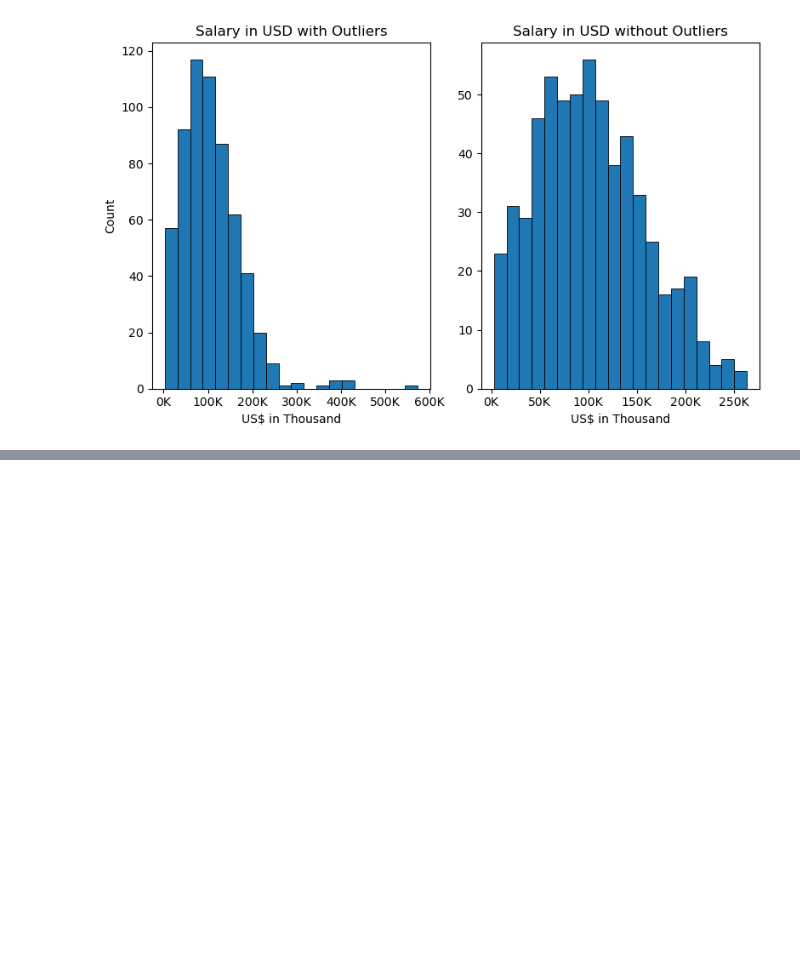
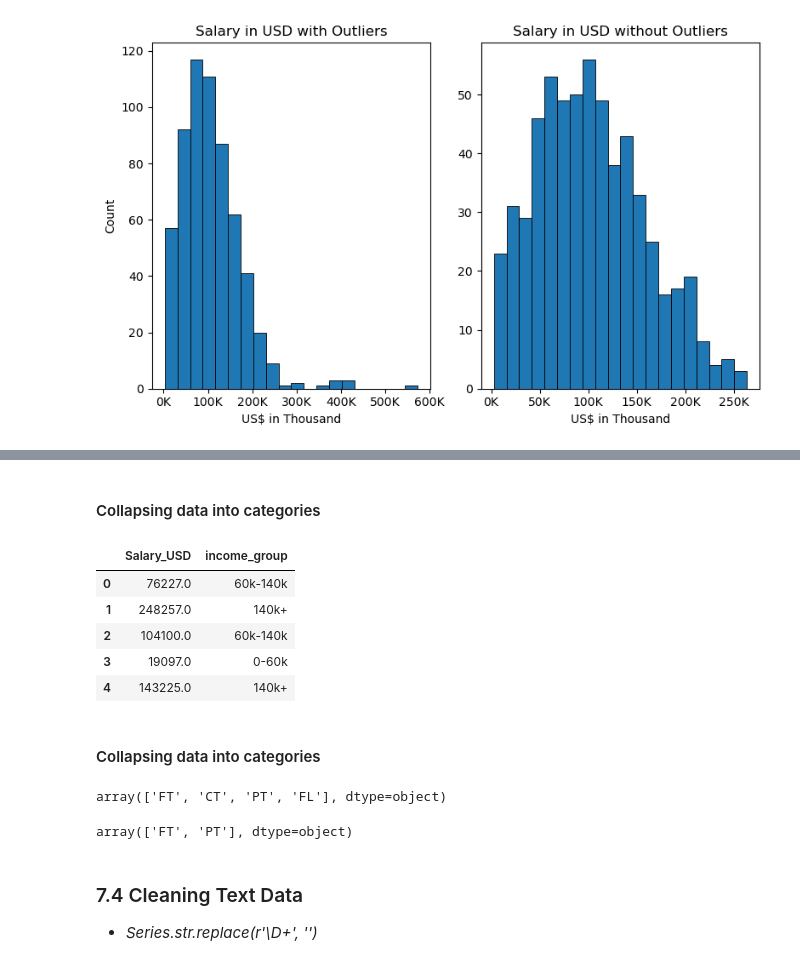
Before and after one commit to Timm26/Data_Science_Handbook, a Jupyter notebook: Preprocessing and EDA/EDA.ipynb, the cells around one changed output, grey strips where cells are left out. Drawn from its saved outputs; the diff is of its cells as text; code cells hidden in the pictures; blank space fills up the shorter version.

```diff
--- a/Preprocessing and EDA/EDA.ipynb
+++ b/Preprocessing and EDA/EDA.ipynb
@@ -428,0 +479,32 @@ plt.show()
+# %% [markdown]
+#### Collapsing data into categories
+# %%
+# Create categories out of Salary_USD
+group_names = ['0-60k', '60k-140k','140k+']
+salaries['income_group'] = pd.qcut(salaries['Salary_USD'],
+                                  q = 3,
+                                  labels=group_names)
+salaries[['Salary_USD', 'income_group']].head()
+# %% [output]
+|  | Salary_USD | income_group |
+| 0 | 76227.0 | 60k-140k |
+| 1 | 248257.0 | 140k+ |
+| 2 | 104100.0 | 60k-140k |
+| 3 | 19097.0 | 0-60k |
+| 4 | 143225.0 | 140k+ |
+# %% [markdown]
+#### Collapsing data into categories
+# %%
+salaries['Employment_Status'].unique()
+# %% [output]
+array(['FT', 'CT', 'PT', 'FL'], dtype=object)
+# %%
+# Create mapping dictionary and replace
+mapping = {'FT':'FT', 'CT': 'FT', 'PT':'PT', 'FL':'PT'}
+salaries['Employment_Status'] = salaries['Employment_Status'].replace(mapping)
+salaries['Employment_Status'].unique()
+# %% [output]
+array(['FT', 'PT'], dtype=object)
+# %% [markdown]
+### 7.4 Cleaning Text Data
+- *Series.str.replace(r'\D+', '')*
```
Also changed, not shown: parts of 9 cells of this notebook, 1 other file.
